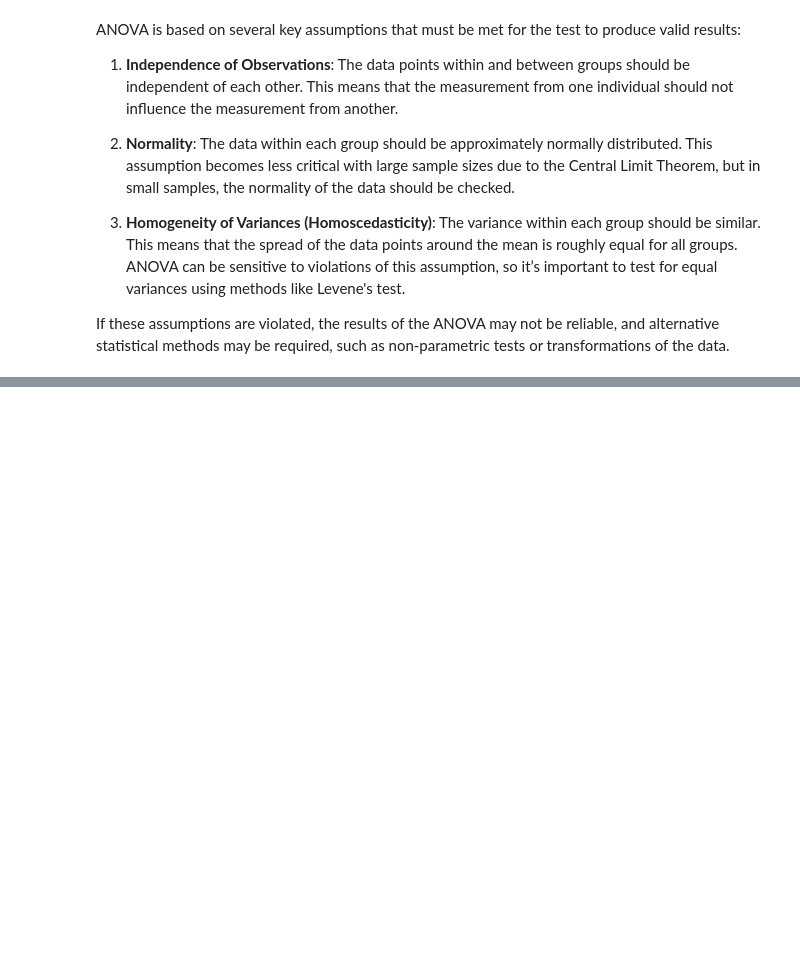
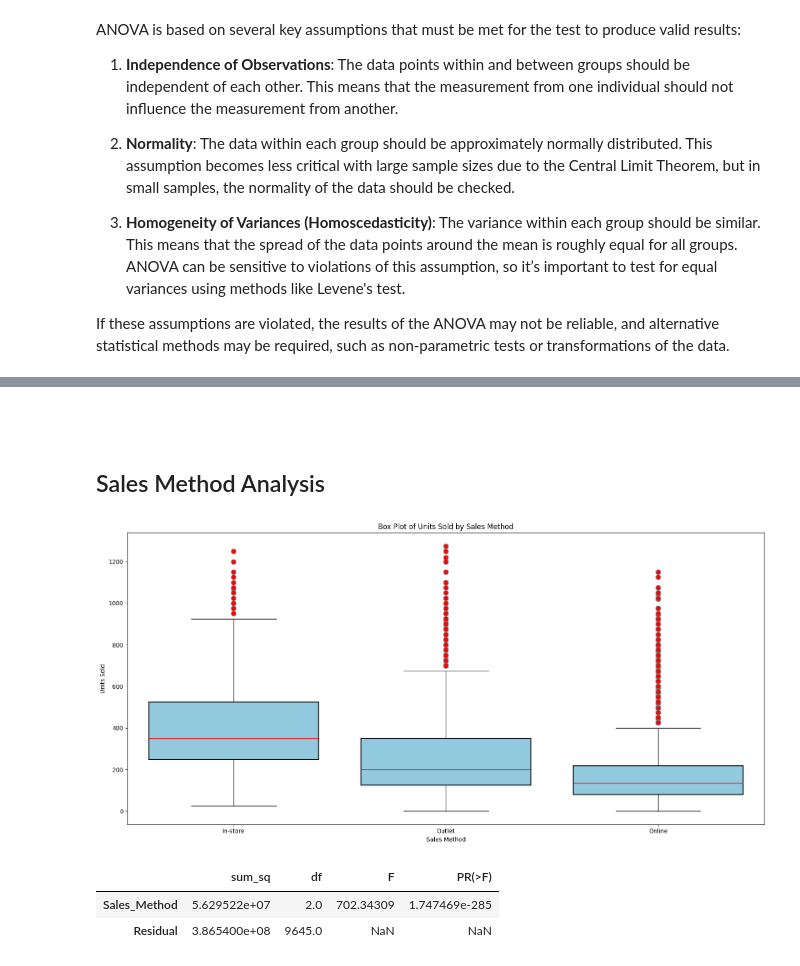
Before and after one commit to GrzegorzPus/Adidas-US-Sales-Analysis, a Jupyter notebook: ANOVA Analysis.ipynb, the cells around one changed output, grey strips where cells are left out. Cells and saved outputs as stored; diff of their text form; code cells hidden in the pictures; blank space fills up the shorter version.

```diff
--- a/ANOVA Analysis.ipynb
+++ b/ANOVA Analysis.ipynb
@@ -50,0 +304,34 @@ If these assumptions are violated, the results of the ANOVA may not be reliable,
+# %% [markdown]
+<br>
+# %% [markdown]
+## Sales Method Analysis
+# %%
+plt.figure(figsize=(16, 8))
+boxplot = sns.boxplot(x='Sales_Method', y='Units_Sold', data=df, hue='Sales_Method',
+            palette={'In-store': "skyblue", "Online": "skyblue", 'Outlet': "skyblue"},
+            boxprops=dict(edgecolor='black'),
+            medianprops=dict(color='red'),
+            whiskerprops=dict(color='black'),
+            capprops=dict(color='black'),
+            flierprops=dict(markerfacecolor='red', marker='o', markersize=8))
+
+for patch in boxplot.patches:
+    patch.set_edgecolor('black')
+    patch.set_linewidth(1.5)
+
+plt.title('Box Plot of Units Sold by Sales Method')
+plt.suptitle('')
+plt.xlabel('Sales Method')
+plt.ylabel('Units Sold')
+plt.tight_layout()
+plt.show()
+# %% [output]
+[figure, added]
+# %%
+a = ols('Units_Sold ~ Sales_Method', data=df).fit()
+r = sm.stats.anova_lm(a, typ=2)
+r
+# %% [output]
+|  | sum_sq | df | F | PR(>F) |
+| Sales_Method | 5.629522e+07 | 2.0 | 702.34309 | 1.747469e-285 |
+| Residual | 3.865400e+08 | 9645.0 | NaN | NaN |
```
Also changed, not shown: parts of 39 cells of this notebook.
